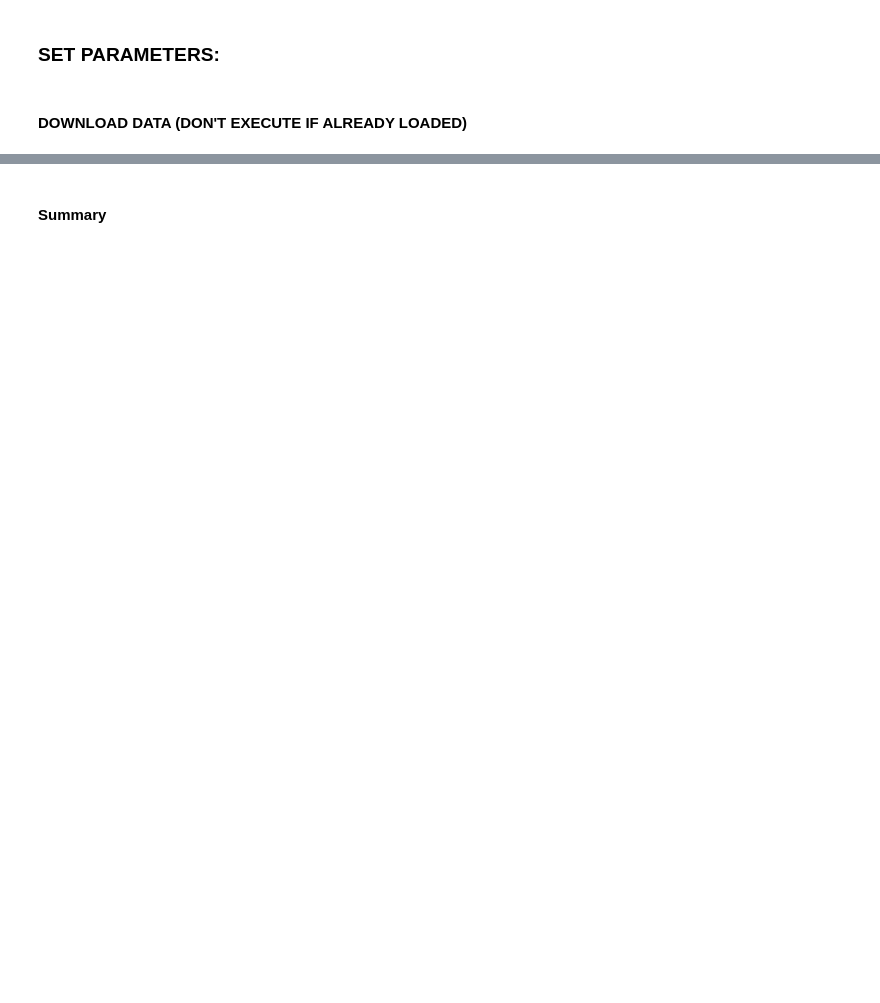
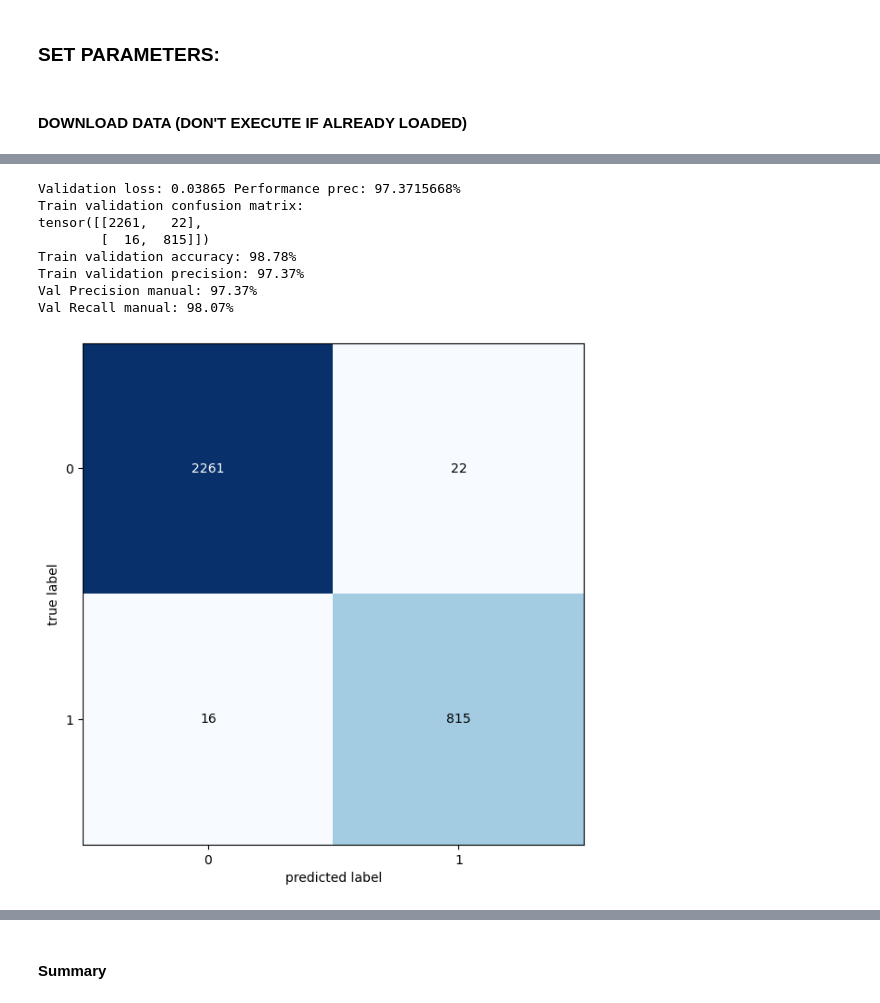
Before and after one commit to rigaml/predict-backtest, a Jupyter notebook: src/notebooks/stock_up_down/single_class.ipynb, the cells around one changed output, grey strips where cells are left out. Drawn from its saved outputs; the diff is of its cells as text; code cells hidden in the pictures; blank space fills up the shorter version.

```diff
--- a/src/notebooks/stock_up_down/single_class.ipynb
+++ b/src/notebooks/stock_up_down/single_class.ipynb
@@ -315,17 +475,18 @@ class StockDataset(Dataset):
 from torch.utils.data import DataLoader
 
 
-train_dataset= StockDataset(
+train_dataset= StockPositiveDataset(
   inputs_tensor_train,
-  targets_tensor_train
+  targets_tensor_train,
+  POSITIVE_CASES_MULT
 )
 
-print(f"train_dataset: {train_dataset[0]}")
+print(f"Length train_dataset: {len(train_dataset)}")
 
 train_dataloader= DataLoader(
   dataset=train_dataset,
   batch_size=BATCH_SIZE,
-  shuffle=False
+  shuffle=True
 )
 
 train_input0, train_target0= next(iter(train_dataloader))
@@ -333,16 +512,16 @@ print(f"train_input0: {train_input0} train_target0: {train_target0}")
 # %%
-test_dataset= StockDataset(
-  inputs_tensor_test,
-  targets_tensor_test
+val_dataset= StockDataset(
+  inputs_tensor_val,
+  targets_tensor_val
 )
 
-print(f"train_dataset: {train_dataset[0]}")
+print(f"Length val_dataset: {len(val_dataset)}")
 
 val_dataloader= DataLoader(
-  dataset=test_dataset,
+  dataset=val_dataset,
   batch_size=BATCH_SIZE,
-  shuffle=False
+  shuffle=True
 )
 
-test_input0, test_target0= next(iter(val_dataloader))
-print(f"test_input0: {train_input0} test_target0: {test_target0}")
+val_input0, val_target0= next(iter(val_dataloader))
+print(f"val_input0: {val_input0} val_target0: {val_target0}")
@@ -385,7 +582,7 @@ import torchmetrics
 # Loss function for an imbalanced dataset (there many more 0's than 1's). Apply more weight to the less frequent class
 num_ones = torch.count_nonzero(targets_tensor_train)
 num_zeros = len(targets_tensor_train)-num_ones
-pos_weight = num_zeros / num_ones
+pos_weight = num_zeros / (num_ones * POSITIVE_CASES_MULT)
 print(pos_weight)
 # pos_weight_tensor = torch.tensor([pos_weight]).to(device)
 # pos_weight_tensor = torch.tensor([1.5]).to(device)
@@ -557,41 +775,56 @@ from mlxtend.plotting import plot_confusion_matrix
 model_best.eval()
 val_loss, val_performance= 0, 0
 with torch.inference_mode():
-    X= inputs_tensor_test.to(device)
-    y= targets_tensor_test.to(device)
+    X= inputs_tensor_val.to(device)
+    y= targets_tensor_val.to(device)
 
     # Predict for validation data
     val_logits= model_best(X).view(-1)
     sigmoid_output = torch.sigmoid(val_logits)
     val_pred = (sigmoid_output > TRAINING_THRESHOLD).float()
 
     # Calculate loss/performance(accuracy|precision)
     val_loss+= loss_fn(val_logits, y)
     val_performance+= performance_fn(val_pred, y)
 
 print(f"Validation loss: {val_loss:.5f} Performance {PERFORMANCE_MEASURE}: {val_performance*100:.7f}%")
 
 confmat= ConfusionMatrix(task='binary')
 
-# test_data.targets are the values we want to predict in the test dataloader
+# vak_data.targets are the values we want to predict in the validation dataloader
 confmat_tensor= confmat(
   preds= val_pred.cpu(),
-  target= targets_tensor_test.cpu())
+  target= targets_tensor_val.cpu())
 
 # Plot confusion matrix
 fig, ax= plot_confusion_matrix(
   conf_mat= confmat_tensor.numpy(),
   figsize= (10, 7)
 )
 
 accuracy_fn= Accuracy(task='binary').to(device)
 val_accuracy = accuracy_fn(val_pred, y)
 print(f"Train validation confusion matrix:\n{confmat_tensor}")
 
 precision_fn= Precision(task='binary').to(device)
 val_precision = precision_fn(val_pred, y)
 print(f"Train validation accuracy: {val_accuracy*100:.2f}%")
 print(f"Train validation precision: {val_precision*100:.2f}%")
+true_negative = confmat_tensor[0, 0].item()
 false_positives = confmat_tensor[0, 1].item()
+false_negatives = confmat_tensor[1, 0].item()
 true_positives = confmat_tensor[1, 1].item()
-print(f"Train validation false_positives: {false_positives} true_positives: {true_positives}")
+precision_m  =true_positives / (true_positives + false_positives)
+recall_m = true_positives / (true_positives + false_negatives)
+print(f"Val Precision manual: {precision_m*100:.2f}%")
+print(f"Val Recall manual: {recall_m*100:.2f}%")
+# %% [output]
+Validation loss: 0.03865 Performance prec: 97.3715668%
+Train validation confusion matrix:
+tensor([[2261,   22],
+        [  16,  815]])
+Train validation accuracy: 98.78%
+Train validation precision: 97.37%
+Val Precision manual: 97.37%
+Val Recall manual: 98.07%
+[figure, added]
```
Also changed, not shown: parts of 29 cells of this notebook, 18 other files.
